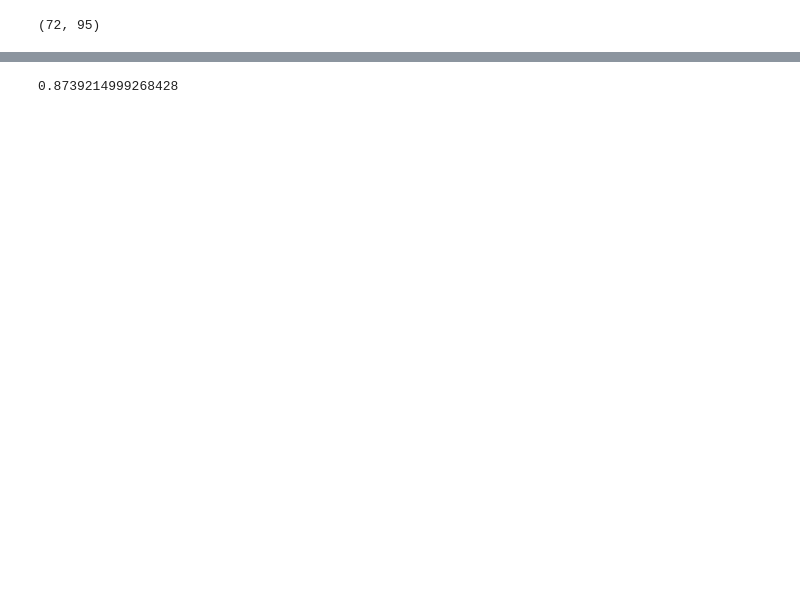
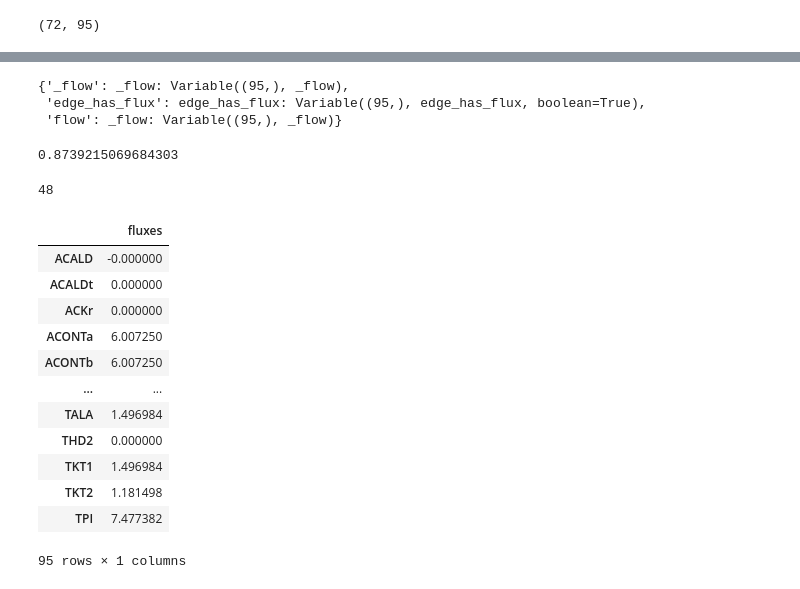
Before and after one commit to saezlab/corneto, a Jupyter notebook: docs/guide/metabolism/flux-balance-analysis.ipynb, the cells around one changed output, grey strips where cells are left out. Cells and saved outputs as stored; diff of their text form; code cells hidden in the pictures; blank space fills up the shorter version.

```diff
--- a/docs/guide/metabolism/flux-balance-analysis.ipynb
+++ b/docs/guide/metabolism/flux-balance-analysis.ipynb
@@ -75,5 +80,6 @@ cn.info()
 # %%
-G = cn.Graph.from_cobra_model(model)
+from corneto.io import cobra_model_to_graph
+G = cobra_model_to_graph(model)
 G.shape
 # %% [output]
 (72, 95)
@@ -121,11 +110,21 @@ Warning: node 'xu5p__D_c', graph '%3' size too small for label
 [drawing not drawn]
 # %%
-from corneto.methods.metabolism.fba import fba_problem
+from corneto.methods.future import MultiSampleFBA as FBA
 
-P = fba_problem(G)
-biomass = P.expr.flow[rid]
-P.add_objectives(biomass, weights=-1)
-P.solve()
-print(biomass.value)
+d = cn.Data.from_cdict(
+    {
+        "fba_example": {
+            "Biomass_Ecoli_core": {
+                "role": "objective"
+            }
+        }
+    }
+)
+
+m = FBA()
+P = m.build(G, d)
+P.expr
 # %% [output]
-0.8739214999268428
+{'_flow': _flow: Variable((95,), _flow),
+ 'edge_has_flux': edge_has_flux: Variable((95,), edge_has_flux, boolean=True),
+ 'flow': _flow: Variable((95,), _flow)}
@@ -132,3 +133,30 @@ print(biomass.value)
+# %%
+opt_flux = P.expr.flow[rid].value
+opt_flux
+# %% [output]
+0.8739215069684303
+# %%
+sum(np.abs(P.expr.flow.value) >= 1e-6)
+# %% [output]
+48
+# %%
+import pandas as pd
+
+pd.DataFrame(P.expr.flow.value, index=G.get_attr_from_edges("id"), columns=["fluxes"])
+# %% [output]
+|  | fluxes |
+| ACALD | -0.000000 |
+| ACALDt | 0.000000 |
+| ACKr | 0.000000 |
+| ACONTa | 6.007250 |
+| ACONTb | 6.007250 |
+| ... | ... |
+| TALA | 1.496984 |
+| THD2 | 0.000000 |
+| TKT1 | 1.496984 |
+| TKT2 | 1.181498 |
+| TPI | 7.477382 |
+95 rows × 1 columns
 # %%
 G.plot(custom_edge_attr=cn.pl.flow_style(P), layout="fdp")
 # %% [output]
```
Also changed, not shown: parts of 15 cells of this notebook, 5 other files.
